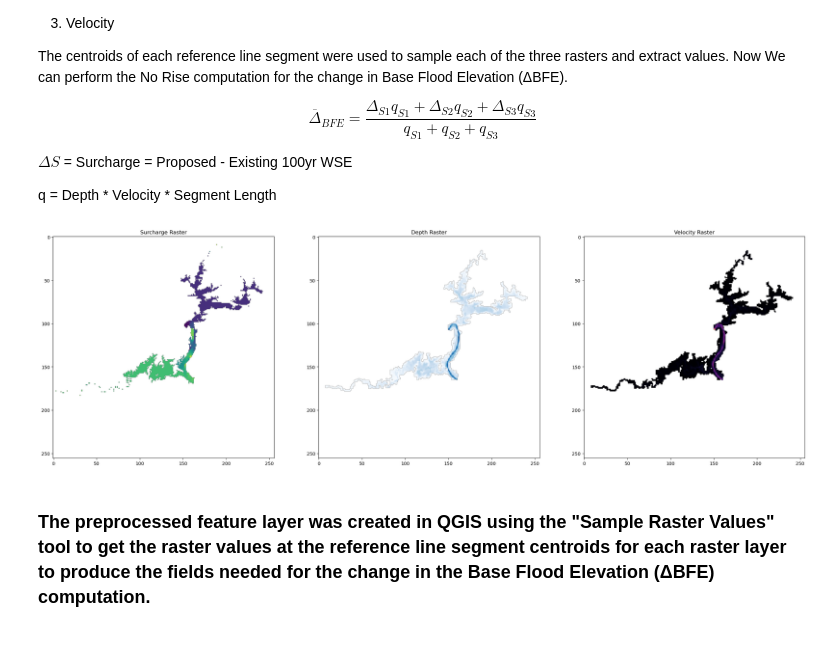
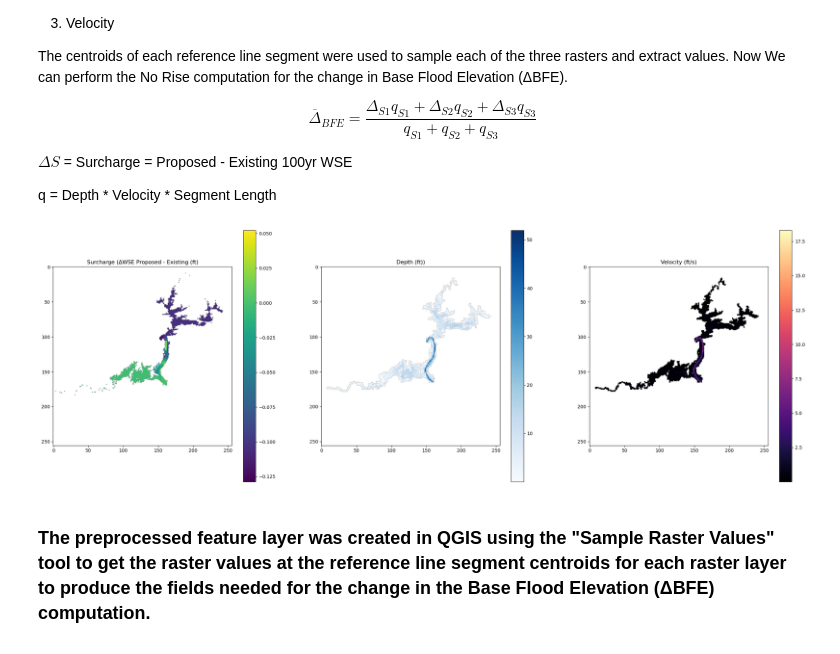
Before and after one commit to mylesmc123/ras_ref_line_data_extractor, a Jupyter notebook: postProcessing.ipynb, the cells around one changed output. Saved outputs shown, nothing was run; the diff lists cells and outputs as text; code cells hidden in the pictures.

Commit message:
updated plots

```diff
--- a/postProcessing.ipynb
+++ b/postProcessing.ipynb
@@ -26,27 +26,30 @@ velocity_raster = r"C:\Users\MBMcmanus\OneDrive - Garver\Documents\Work\Arkansas
 # %%
 import rasterio
 import matplotlib.pyplot as plt
 # plot all the rasters
 
 with rasterio.open(surcharge_raster) as s:
     with rasterio.open(depth_raster) as d:
         with rasterio.open(velocity_raster) as v:
             fig, ax = plt.subplots(1, 3, figsize=(30, 10))
             surcharge_data = s.read(1, out_shape=(256, 256))
             surcharge_data[surcharge_data == s.nodata] = None
-            ax[0].imshow(surcharge_data, cmap='viridis')
+            im0 = ax[0].imshow(surcharge_data, cmap='viridis')
+            fig.colorbar(im0, ax=ax[0], orientation='vertical')
             depth_data = d.read(1, out_shape=(256, 256))
             depth_data[depth_data == d.nodata] = None
-            ax[1].imshow(depth_data, cmap='Blues')
+            im1 = ax[1].imshow(depth_data, cmap='Blues')
+            fig.colorbar(im1, ax=ax[1], orientation='vertical')
             velocity_data = v.read(1, out_shape=(256, 256))
             velocity_data[velocity_data == v.nodata] = None
-            ax[2].imshow(velocity_data, cmap='magma')
-            ax[0].set_title('Surcharge Raster')
-            ax[1].set_title('Depth Raster')
-            ax[2].set_title('Velocity Raster')
+            im2 = ax[2].imshow(velocity_data, cmap='magma')
+            fig.colorbar(im2, ax=ax[2], orientation='vertical')
+            ax[0].set_title('Surcharge (ΔWSE Proposed - Existing (ft)')
+            ax[1].set_title('Depth (ft))')
+            ax[2].set_title('Velocity (ft/s)')
             plt.show()
 # %% [output]
-[figure, old version]
+[figure, new version]
 # %% [markdown]
 ### The preprocessed feature layer was created in QGIS using the "Sample Raster Values" tool to get the raster values at the reference line segment centroids for each raster layer to produce the fields needed for the change in the Base Flood Elevation (ΔBFE) computation.
 
```
